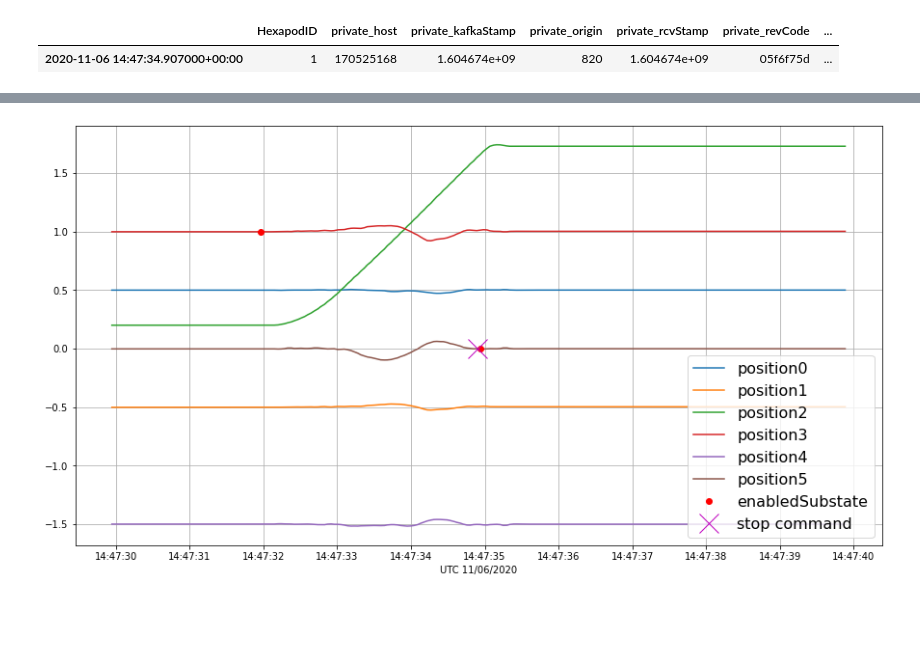
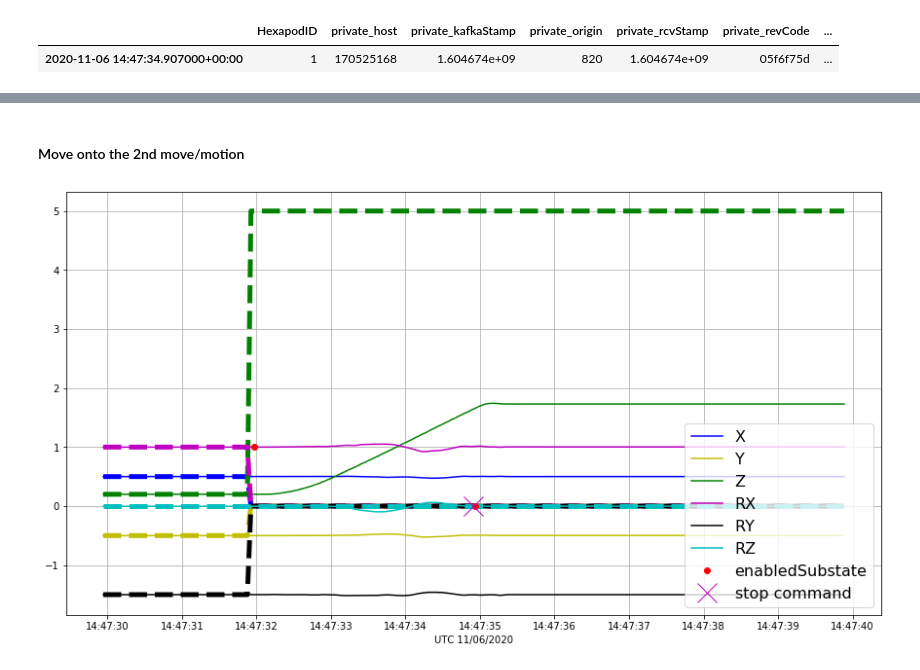
Before and after one commit to bxin/scratchBook, a Jupyter notebook: hex/hexLiveness.ipynb, the cells around one changed output, grey strips where cells are left out. Drawn from its saved outputs; the diff is of its cells as text; code cells hidden in the pictures; blank space fills up the shorter version.

```diff
--- a/hex/hexLiveness.ipynb
+++ b/hex/hexLiveness.ipynb
@@ -73,3 +105,6 @@ dfc
 # %% [output]
 |  | HexapodID | private_host | private_kafkaStamp | private_origin | private_rcvStamp | private_revCode | ... |
 | 2020-11-06 14:47:34.907000+00:00 | 1 | 170525168 | 1.604674e+09 | 820 | 1.604674e+09 | 05f6f75d | ... |
+# %%
+cc = ['b','y','g','m','k','c']
+xyzlabel = ['X', 'Y', 'Z', 'RX', 'RY', 'RZ']
@@ -91,9 +131,11 @@ plt.legend();
 # %%
 start1 = datetime.strptime('2020-11-06T14:43:10', '%Y-%m-%dT%H:%M:%S')
 end1 = datetime.strptime('2020-11-06T14:43:20', '%Y-%m-%dT%H:%M:%S')
-idx = np.logical_and(pd.to_datetime(df.private_sndStamp, unit='s') > start1, pd.to_datetime(df.private_sndStamp, unit='s') < end1)
+idx = np.logical_and(pd.to_datetime(df.private_sndStamp, unit='s') > start1,
+                     pd.to_datetime(df.private_sndStamp, unit='s') < end1)
 df1 = df[idx]
-idx = np.logical_and(pd.to_datetime(dfe.private_sndStamp, unit='s') > start1, pd.to_datetime(dfe.private_sndStamp, unit='s') < end1)
+idx = np.logical_and(pd.to_datetime(dfe.private_sndStamp, unit='s') > start1, #dfe is controllerState Event.
+                     pd.to_datetime(dfe.private_sndStamp, unit='s') < end1)
 dfe1 = dfe[idx]
 #idx = np.logical_and(pd.to_datetime(dfi.private_sndStamp, unit='s') > start1, pd.to_datetime(dfi.private_sndStamp, unit='s') < end1)
 #dfi1 = dfi[idx]
@@ -104,11 +146,14 @@ for i in range(6):
         f = 1e-3  #turn micron in mm
     else:
         f = 100 #turn degree into (1/100 deg)
-    plt.plot(pd.to_datetime(df1.private_sndStamp, unit='s'), df1['Position%d'%i]*f, label='position%d'%i)
+    plt.plot(df1['Position%d'%i]*f,'-%s'%cc[i], label=xyzlabel[i])
+    plt.plot(df1['Demand%d'%i]*f, '--%s'%(cc[i]), linewidth=5)
 plt.plot(pd.to_datetime(dfe1.private_sndStamp, unit='s'), dfe1['enabledSubstate'],'ro', label='enabledSubstate')
 #plt.plot(pd.to_datetime(dfi1.private_sndStamp, unit='s'), dfi1['inPosition'],'mx', label='inPosition')
 plt.legend(prop={'size': 16})
 plt.xlabel('UTC 11/06/2020')
 plt.grid();
-#step 14: (500um, -500um, 200um, 0.01deg, -0.015deg, 0deg)
+#step 14: move (500um, -500um, 200um, 0.01deg, -0.015deg, 0deg)
+# z demand is already at 200um prior to this move because we did positionSet without moving
+#    await hexapod_csc.cmd_positionSet.set_start(x=0,y=0,z=200, u=0,v=0,w=0,sync=True)
 # %% [output]
@@ -115,0 +161,18 @@ plt.grid();
+# %%
+idx = np.logical_and(pd.to_datetime(dfs.private_sndStamp, unit='s') > start1,
+                     pd.to_datetime(dfs.private_sndStamp, unit='s') < end1) #dfs is for the individual Structs
+dfs1 = dfs[idx]
+
+fig, ax = plt.subplots(figsize=(15,8))
+for i in range(6):
+    if i<3:
+        f = 1e-3  #turn micron in mm
+    else:
+        f = 100 #turn degree into (1/100 deg)
+    plt.plot(dfs1['Calibrated%d'%i]/500,'-%s'%cc[i], label='%d'%i)
+    plt.plot(df1['Demand%d'%i]*f, '--%s'%(cc[i]))
+plt.plot(pd.to_datetime(dfe1.private_sndStamp, unit='s'), dfe1['enabledSubstate'],'ro', label='enabledSubstate')
+#plt.plot(pd.to_datetime(dfi1.private_sndStamp, unit='s'), dfi1['inPosition'],'mx', label='inPosition')
+plt.legend(prop={'size': 16})
+plt.xlabel('UTC 11/06/2020')
+plt.grid();
@@ -116,26 +181,31 @@ plt.grid();
+# %% [markdown]
+#### Move onto the 2nd move/motion
 # %%
 start2 = pd.to_datetime(dfc['private_sndStamp'][0], unit='s')-timedelta(seconds=5)
 end2 = pd.to_datetime(dfc['private_sndStamp'][0], unit='s')+timedelta(seconds=5)
-idx = np.logical_and(pd.to_datetime(df.private_sndStamp, unit='s') > start2, pd.to_datetime(df.private_sndStamp, unit='s') < end2)
+idx = np.logical_and(pd.to_datetime(df.private_sndStamp, unit='s') > start2,
+                     pd.to_datetime(df.private_sndStamp, unit='s') < end2)
 df2 = df[idx]
-idx = np.logical_and(pd.to_datetime(dfe.private_sndStamp, unit='s') > start2, pd.to_datetime(dfe.private_sndStamp, unit='s') < end2)
+idx = np.logical_and(pd.to_datetime(dfe.private_sndStamp, unit='s') > start2,
+                     pd.to_datetime(dfe.private_sndStamp, unit='s') < end2)
 dfe2 = dfe[idx]
 #idx = np.logical_and(pd.to_datetime(dfi.private_sndStamp, unit='s') > start1, pd.to_datetime(dfi.private_sndStamp, unit='s') < end1)
 #dfi1 = dfi[idx]
 
 fig, ax = plt.subplots(figsize=(15,8))
 for i in range(6):
     if i<3:
         f = 1e-3  #turn micron in mm
     else:
         f = 100 #turn degree into (1/100 deg)
-    plt.plot(pd.to_datetime(df2.private_sndStamp, unit='s'), df2['Position%d'%i]*f, label='position%d'%i)
+    plt.plot(df2['Position%d'%i]*f, '-%s'%cc[i], label=xyzlabel[i])
+    plt.plot(df2['Demand%d'%i]*f, '--%s'%(cc[i]), linewidth=5)
 plt.plot(pd.to_datetime(dfe2.private_sndStamp, unit='s'), dfe2['enabledSubstate'],'ro', label='enabledSubstate')
 #plt.plot(pd.to_datetime(dfi1.private_sndStamp, unit='s'), dfi1['inPosition'],'mx', label='inPosition')
 plt.plot(pd.to_datetime(dfc.private_sndStamp, unit='s'), dfc['state'],'mx', label='stop command', markersize=20)
 plt.legend(prop={'size': 16}, loc='lower right')
 plt.xlabel('UTC 11/06/2020')
 plt.grid();
 # step 18: (0um, 0um, 5000um, 0deg, 0deg, 0deg)
 # %% [output]
-[figure, old version]
+[figure, new version]
```
Also changed, not shown: parts of 33 cells of this notebook, 1 other file.
